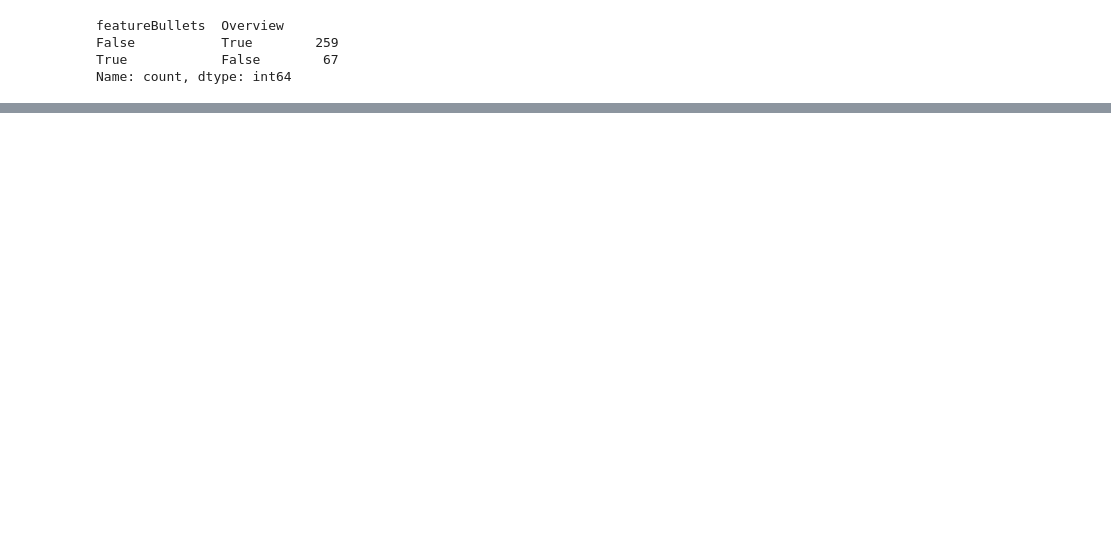
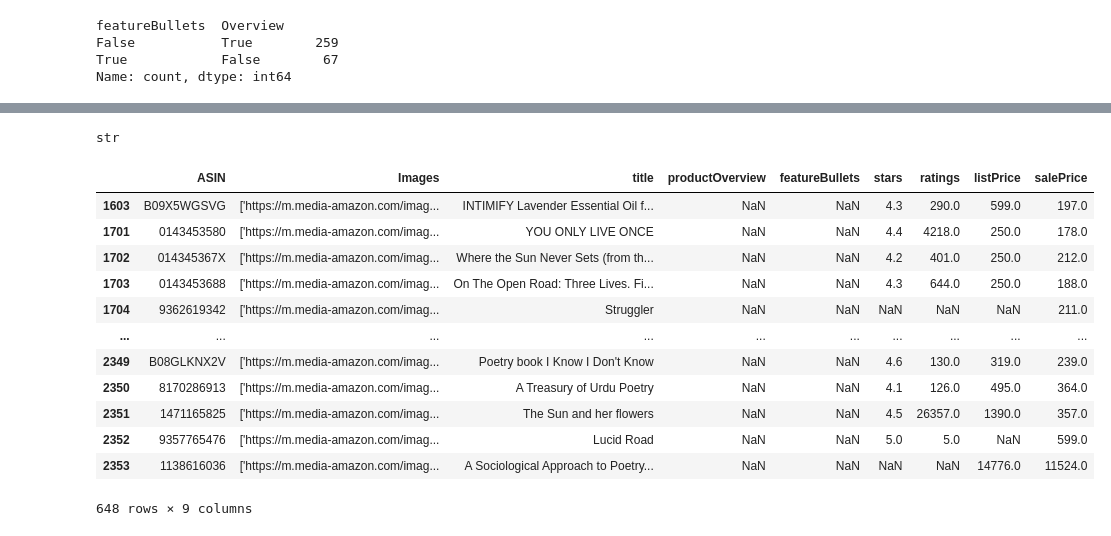
Before and after one commit to Theistic-guy/Ada, a Jupyter notebook: aryaman/notebooks/web_scraping/scraping_missing_details.ipynb, the cells around one changed output, grey strips where cells are left out. Cells and saved outputs as stored; diff of their text form; code cells hidden in the pictures; blank space fills up the shorter version.

```diff
--- a/aryaman/notebooks/web_scraping/scraping_missing_details.ipynb
+++ b/aryaman/notebooks/web_scraping/scraping_missing_details.ipynb
@@ -146,0 +256,3 @@ logging.info(f"missing details flushed to file")
+# %%
+mostly_rescraped_books_df = pd.read_csv('MostlyBooksRescraped.csv')
+mostly_rescraped_books_df.drop_duplicates(inplace=True)
@@ -146,0 +290,20 @@ logging.info(f"missing details flushed to file")
+# %%
+type(concatenated_df[concatenated_df['ASIN'].isin(mostly_rescraped_books_df['ASIN'])]['featureBullets'].iloc[0])
+# %% [output]
+str
+# %%
+scraped_details_df[scraped_details_df['ASIN'].isin(mostly_rescraped_books_df['ASIN'])]
+# %% [output]
+|  | ASIN | Images | title | productOverview | featureBullets | stars | ratings | listPrice | salePrice |
+| 1603 | B09X5WGSVG | ['https://m.media-amazon.com/imag... | INTIMIFY Lavender Essential Oil f... | NaN | NaN | 4.3 | 290.0 | 599.0 | 197.0 |
+| 1701 | 0143453580 | ['https://m.media-amazon.com/imag... | YOU ONLY LIVE ONCE | NaN | NaN | 4.4 | 4218.0 | 250.0 | 178.0 |
+| 1702 | 014345367X | ['https://m.media-amazon.com/imag... | Where the Sun Never Sets (from th... | NaN | NaN | 4.2 | 401.0 | 250.0 | 212.0 |
+| 1703 | 0143453688 | ['https://m.media-amazon.com/imag... | On The Open Road: Three Lives. Fi... | NaN | NaN | 4.3 | 644.0 | 250.0 | 188.0 |
+| 1704 | 9362619342 | ['https://m.media-amazon.com/imag... | Struggler | NaN | NaN | NaN | NaN | NaN | 211.0 |
+| ... | ... | ... | ... | ... | ... | ... | ... | ... | ... |
+| 2349 | B08GLKNX2V | ['https://m.media-amazon.com/imag... | Poetry book I Know I Don't Know | NaN | NaN | 4.6 | 130.0 | 319.0 | 239.0 |
+| 2350 | 8170286913 | ['https://m.media-amazon.com/imag... | A Treasury of Urdu Poetry | NaN | NaN | 4.1 | 126.0 | 495.0 | 364.0 |
+| 2351 | 1471165825 | ['https://m.media-amazon.com/imag... | The Sun and her flowers | NaN | NaN | 4.5 | 26357.0 | 1390.0 | 357.0 |
+| 2352 | 9357765476 | ['https://m.media-amazon.com/imag... | Lucid Road | NaN | NaN | 5.0 | 5.0 | NaN | 599.0 |
+| 2353 | 1138616036 | ['https://m.media-amazon.com/imag... | A Sociological Approach to Poetry... | NaN | NaN | NaN | NaN | 14776.0 | 11524.0 |
+648 rows × 9 columns
```
Also changed, not shown: parts of 34 cells of this notebook, 10 other files.
